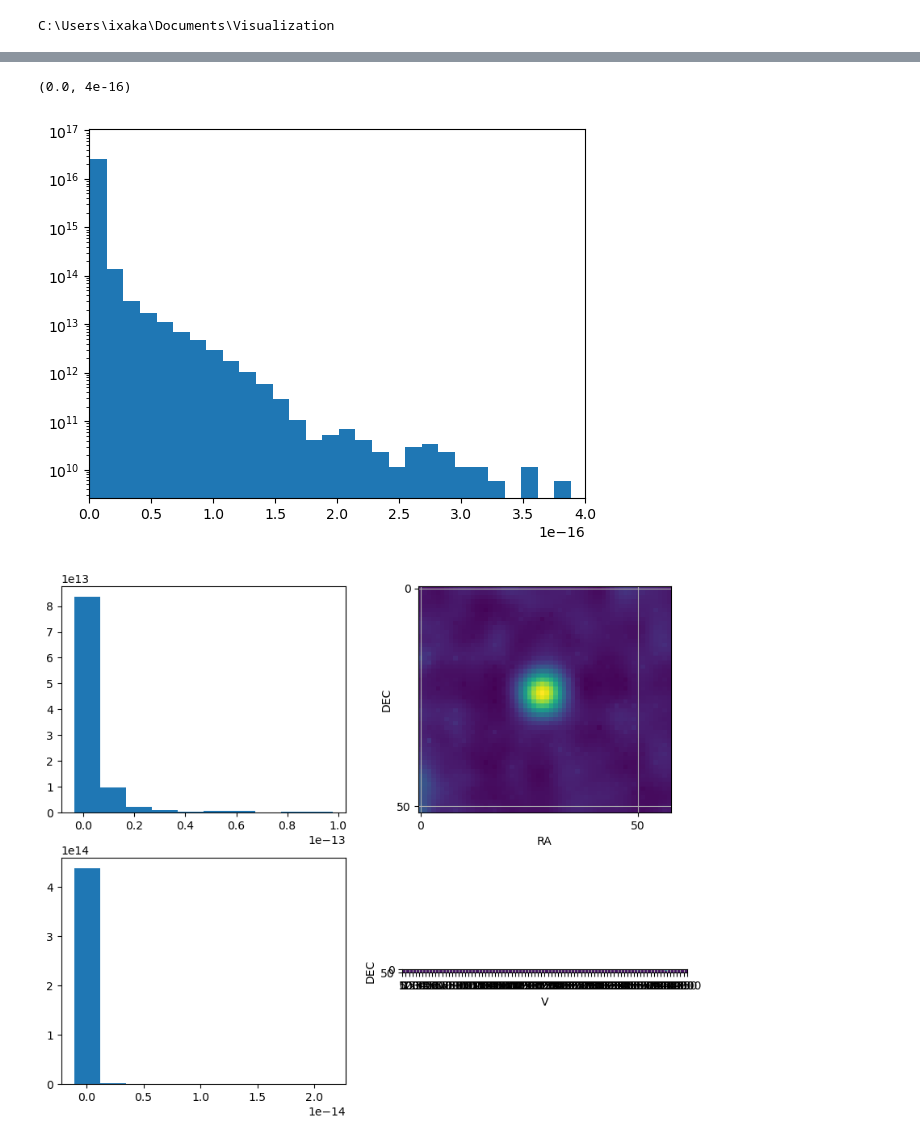
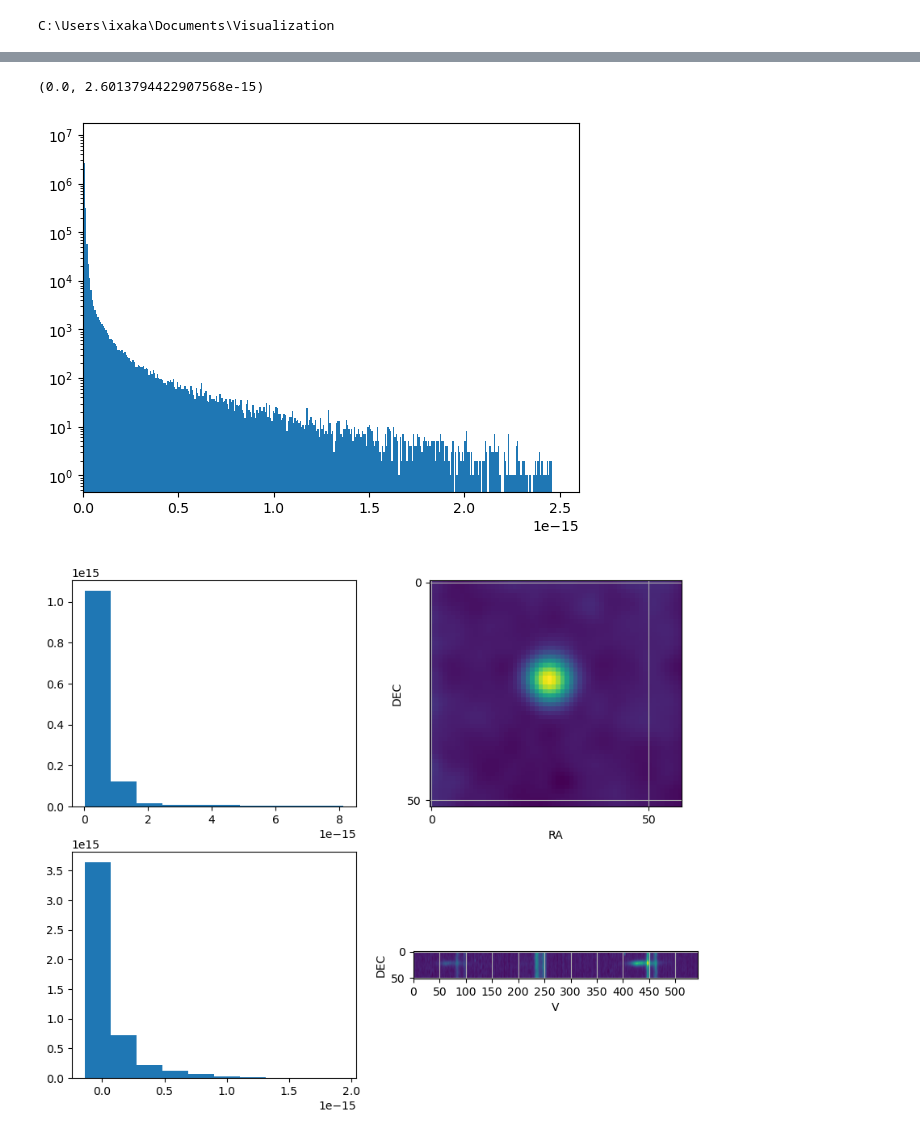
Before and after one commit to ixakalabadie/ViSL3D, a Jupyter notebook: create_3d_optical.ipynb, the cells around one changed output, grey strips where cells are left out. Cells and saved outputs as stored; diff of their text form; code cells hidden in the pictures.

```diff
--- a/create_3d_optical.ipynb
+++ b/create_3d_optical.ipynb
@@ -32,0 +21,9 @@ WARNING: UnitsWarning: 'erg/cm2/s/A' contains multiple slashes, which is discour
+# %%
+# Read the fits file and save header
+cube = SpectralCube.read("C:\\Users\\ixaka\\Documents\\Optical-Montoro\\flux_MRB_final_rss_subCube.fits")
+cubehead = cube.header
+cubew = wcs.WCS(cubehead)
+nz, ny, nx = cube.shape
+print(cube.shape)
+dra, ddec, dv = cubehead['CDELT1'], cubehead['CDELT2'], cubehead['CDELT3']
+delta_arcsec = (np.abs(dra)*3600, np.abs(ddec)*3600, np.abs(dv))
@@ -33,14 +52,14 @@ WARNING: UnitsWarning: 'erg/cm2/s/A' contains multiple slashes, which is discour
 # %%
-plt.hist(HI_cube.unmasked_data[:].to_value().flatten(), bins=400, density=True)
+plt.hist(cube.unmasked_data[:].to_value().flatten(), bins=400)
 plt.yscale('log')
-plt.xlim(0,4e-16)
+plt.xlim(0,)
 # %% [output]
-(0.0, 4e-16)
+(0.0, 2.6013794422907568e-15)
-[figure, old version]
+[figure, new version]
 # %%
-c3.preview2d(HI_cube.unmasked_data[:].to_value())
+c3.preview2d(cube.unmasked_data[:].to_value())
 # %% [output]
-[figure, old version]
+[figure, new version]
 # %%
 limx = [0, nx-1]
 limy = [0, ny-1]
```
Also changed, not shown: parts of 26 cells of this notebook, 1 other file.
